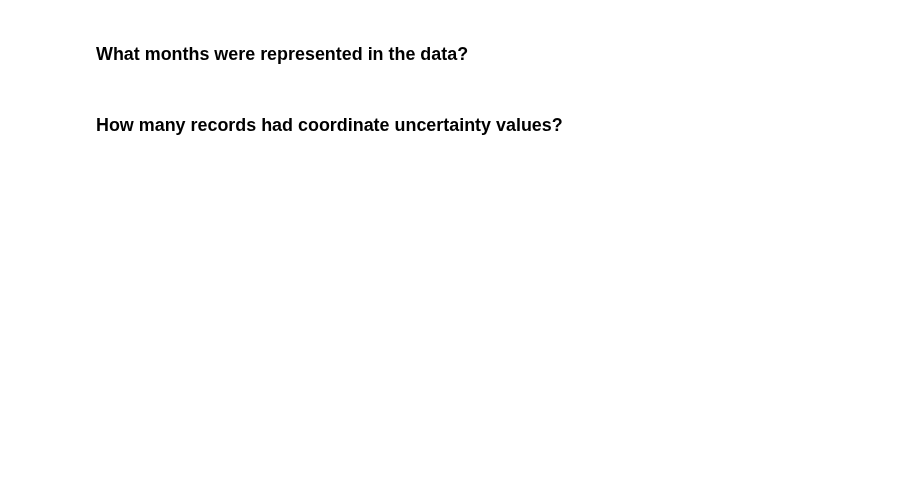
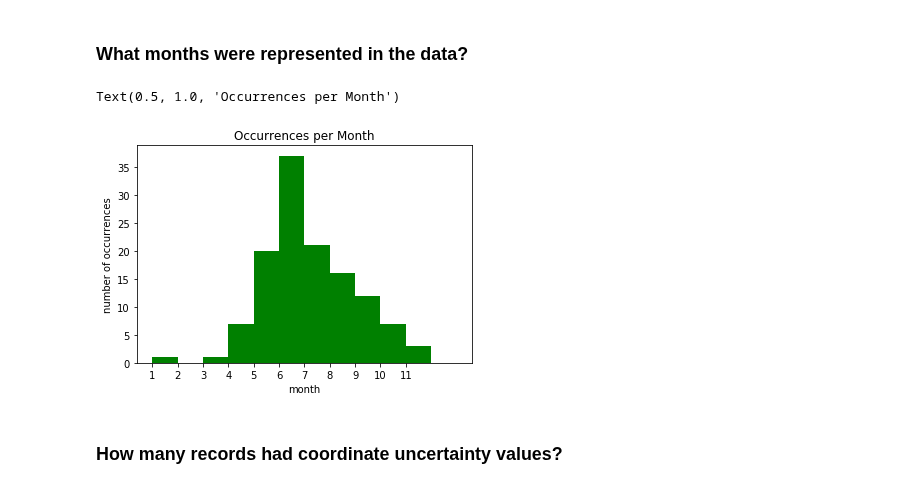
Before and after one commit to ncbirdconservation/NCBA, a Jupyter notebook: bYBCUx0 GBIFr1 GBIFf2.ipynb, the cells around one changed output. Cells and saved outputs as stored; diff of their text form; code cells hidden in the pictures; blank space fills up the shorter version.

```diff
--- a/bYBCUx0 GBIFr1 GBIFf2.ipynb
+++ b/bYBCUx0 GBIFr1 GBIFf2.ipynb
@@ -198,10 +186,13 @@ plt.title("Occurrences per Year")
 # %%
 occ_months = [int(x[0]) for x in curs_occ.execute("SELECT strftime('%m', occurrenceDate) FROM occurrences").fetchall()]
 plt.hist(occ_months, bins=range(1, 14), color="g")
 plt.ylabel("number of occurrences")
 plt.xlabel("month")
-plt.xticks(range(1, 13))
+plt.xticks(range(1, 12))
 plt.title("Occurrences per Month")
+# %% [output]
+Text(0.5, 1.0, 'Occurrences per Month')
+[figure, added]
 # %% [markdown]
 ### How many records had coordinate uncertainty values?
 # %%
```
Also changed, not shown: parts of 13 cells of this notebook, 1 other file.
